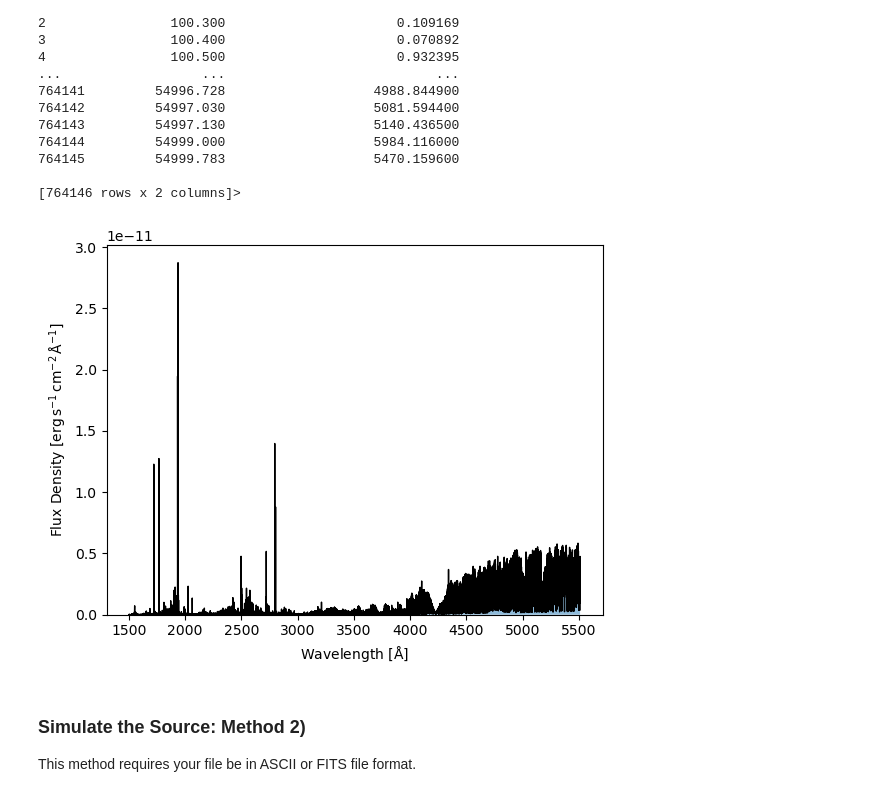
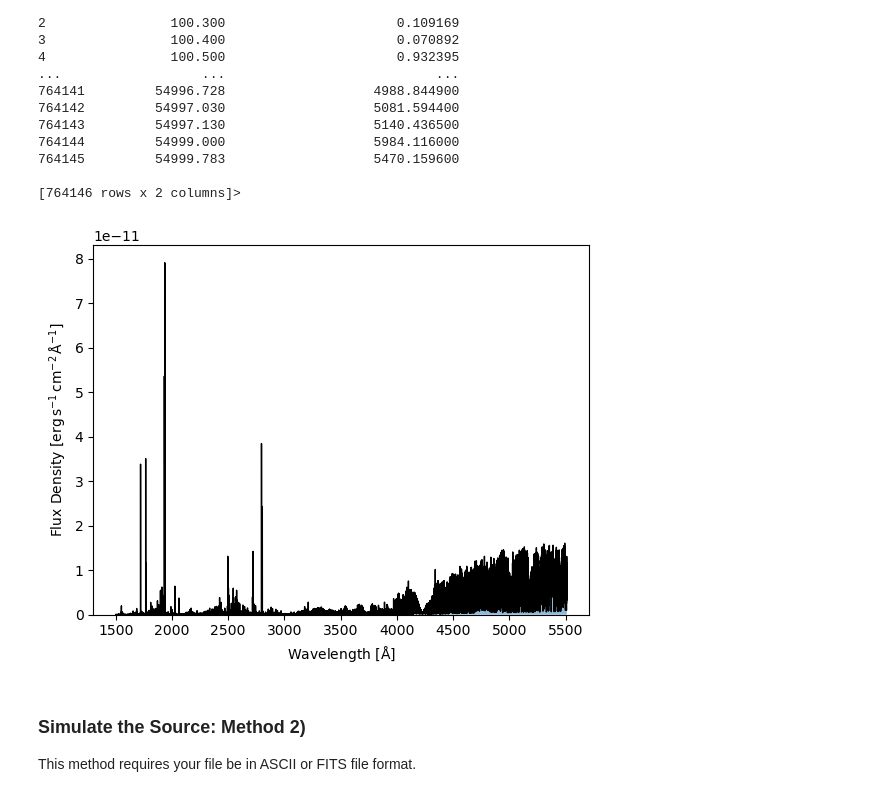
Before and after one commit to CASTOR-telescope/ETC_notebooks, a Jupyter notebook: using_uvmos_with_own_data.ipynb, the cells around one changed output. Drawn from its saved outputs; the diff is of its cells as text; code cells hidden in the pictures.

Commit message:
Update using_uvmos_with_own_data.ipynb
Fixed some errors in the code, made some adjustments to language.

```diff
--- a/using_uvmos_with_own_data.ipynb
+++ b/using_uvmos_with_own_data.ipynb
@@ -23,4 +30,3 @@ from castor_etc.uvmos_spectroscopy import UVMOS_Spectroscopy
 import pandas as pd
 import matplotlib.pyplot as plt
 import math
-plt.rcParams.update(plt.rcParamsDefault) #Used to make graphs on Visual Studio Code and matplotlib.pyplot
@@ -79,8 +84,7 @@ Open your file either by copying the file to your Jupyter Notebook or calling fr
 
 
 # Calling from Desktop:
-# You may need to change the \ to a /.
-df = pd.read_csv(r"C:\Users\jgron\OneDrive\Desktop\CASTOR Summer 2025\Example Notbook 650Myr_Median\650Myr_0.35M_Median.csv")
+df = pd.read_csv("650Myr_0.35M_Median.csv")
 print(df.head) #prints a few lines of your file to see if it worked.
 
 
@@ -117,37 +121,46 @@ flux = df_no_duplicates['Flux Density (erg/cm2/s/Ang)'].to_numpy()
 
 [764146 rows x 2 columns]>
 # %%
-#To see full function in the Castor Github go to ETC=> castor_etc=> spectrum.py
+#To see full function with more details in the Castor Github go to ETC=> castor_etc=> spectrum.py
 def set_spectrum(self, wavelengths, spectrum, unit, overwrite=False, quiet=False):
         """The input spectrum should have units of either flam (erg/s/cm^2/A), fnu
         (erg/s/cm^2/Hz), ABmag (AB magnitude), or STmag (ST magnitude). Note that the
         computed (and stored) spectrum will always be in units of flam.
 
         Parameters
         ----------
           wavelengths :: array of scalars or `astropy.Quantity` array
             The wavelengths over which to generate the uniform spectrum. If an array of
             scalars, it should be in angstrom. This should be a 1D array with the same
             length as the `spectrum` array.
 
           specturm :: array of scalars
             The value of the spectrum at the given wavelengths, in units of `unit`. This
             should be a 1D array with the same length as the `wavelengths` array.
 
           unit :: "flam" or "fnu" or "ABmag" or "STmag"
             The unit of the `spectrum` array: either flam (erg/s/cm^2/A), fnu
             (erg/s/cm^2/Hz), ABmag (AB magnitude), or STmag (ST magnitude).
         """
 
 
 MySource = PointSource()
-#My data had wavelength values from 0 Ang up to 55000 Ang. CASTORs bandwidth is from 1500 Ang to 5500 Ang.
-#To reflect this, I sliced the index, change according to your file.
+# My data had wavelength values from 0 Ang up to 55000 Ang. CASTORs bandwidth is from 1500 Ang to 5500 Ang. and the UVMOS is 1500 Ang to 3000 Ang.
+# CASTOR will slice the file accordingly in 'Step 5) Do Spectroscopy'.
+# For visualization of my inputted file I sliced the wavlength range myself to see where the peaks are.
 MySource.set_spectrum(wavelengths = wavelength[94866:595683], spectrum = flux[94866:595683], unit = "flam")
-MySource.norm_to_AB_mag(10)
+
+# The value put into 'MySource.norm_to_AB_mag()' to normalize the spectrum will drastically change the SNR times.
+# Normalize a spectrum to a given AB magnitude in a specified passband or to a given bolometric AB magnitude.
+# EV Lac has bolometric magnitude of 8.9.
+
+
+#for more information on this function go to ETC/castor_etc/spectra/base.py
+MySource.norm_to_AB_mag(8.9)
+
 MySource.show_spectrum()
 # %% [output]
-[figure, old version]
+[figure, new version]
 # %% [markdown]
 ### Simulate the Source: Method 2)
 This method requires your file be in ASCII or FITS file format.
```
Also changed, not shown: parts of 15 cells of this notebook.
